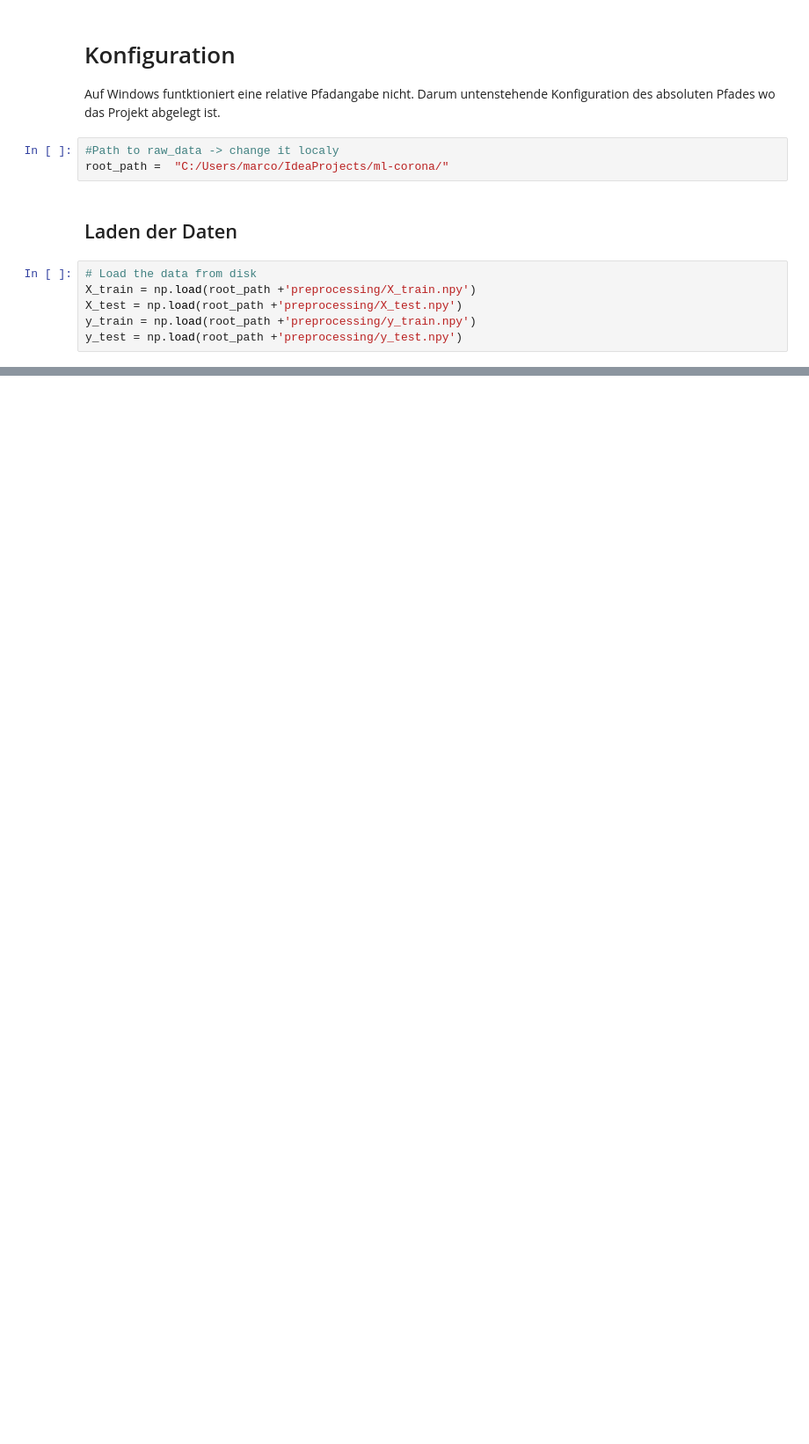
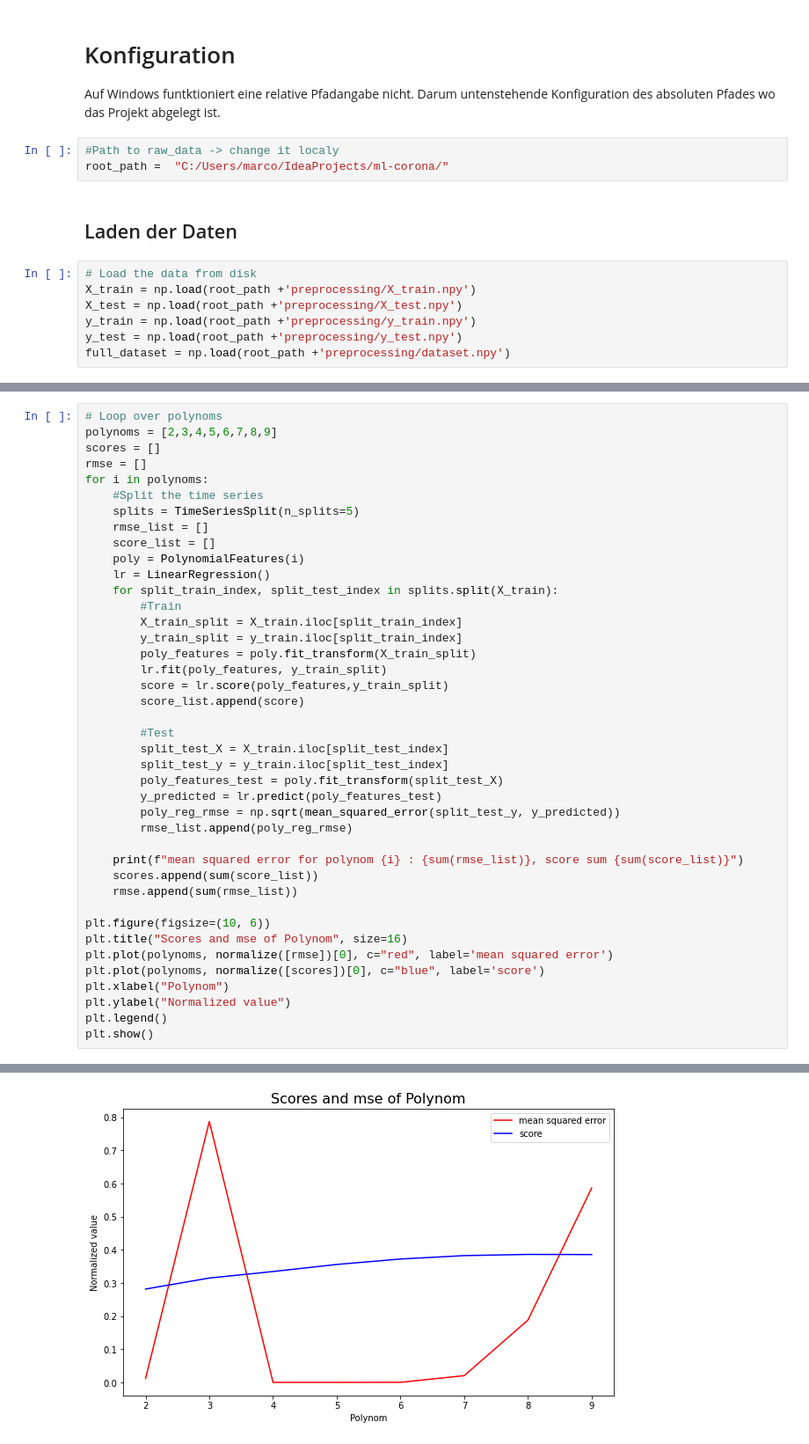
Before and after one commit to maggi71/ml-corona, a Jupyter notebook: models/regression.ipynb, the cells around one changed output, grey strips where cells are left out. Shown: that part at 88% size. Drawn from its saved outputs; the diff is of its cells as text; blank space fills up the shorter version.

Commit message:
lineare regresion mit polynom und timesplit für lernen

```diff
--- a/models/regression.ipynb
+++ b/models/regression.ipynb
@@ -40,3 +42,4 @@ X_train = np.load(root_path +'preprocessing/X_train.npy')
 X_test = np.load(root_path +'preprocessing/X_test.npy')
 y_train = np.load(root_path +'preprocessing/y_train.npy')
 y_test = np.load(root_path +'preprocessing/y_test.npy')
+full_dataset = np.load(root_path +'preprocessing/dataset.npy')
@@ -42,0 +93,42 @@ y_test = np.load(root_path +'preprocessing/y_test.npy')
+# %%
+# Loop over polynoms
+polynoms = [2,3,4,5,6,7,8,9]
+scores = []
+rmse = []
+for i in polynoms:
+    #Split the time series
+    splits = TimeSeriesSplit(n_splits=5)
+    rmse_list = []
+    score_list = []
+    poly = PolynomialFeatures(i)
+    lr = LinearRegression()
+    for split_train_index, split_test_index in splits.split(X_train):
+        #Train
+        X_train_split = X_train.iloc[split_train_index]
+        y_train_split = y_train.iloc[split_train_index]
+        poly_features = poly.fit_transform(X_train_split)
+        lr.fit(poly_features, y_train_split)
+        score = lr.score(poly_features,y_train_split)
+        score_list.append(score)
+
+        #Test
+        split_test_X = X_train.iloc[split_test_index]
+        split_test_y = y_train.iloc[split_test_index]
+        poly_features_test = poly.fit_transform(split_test_X)
+        y_predicted = lr.predict(poly_features_test)
+        poly_reg_rmse = np.sqrt(mean_squared_error(split_test_y, y_predicted))
+        rmse_list.append(poly_reg_rmse)
+
+    print(f"mean squared error for polynom {i} : {sum(rmse_list)}, score sum {sum(score_list)}")
+    scores.append(sum(score_list))
+    rmse.append(sum(rmse_list))
+
+plt.figure(figsize=(10, 6))
+plt.title("Scores and mse of Polynom", size=16)
+plt.plot(polynoms, normalize([rmse])[0], c="red", label='mean squared error')
+plt.plot(polynoms, normalize([scores])[0], c="blue", label='score')
+plt.xlabel("Polynom")
+plt.ylabel("Normalized value")
+plt.legend()
+plt.show()
+# %% [output]
@@ -43 +143,2 @@ y_test = np.load(root_path +'preprocessing/y_test.npy')
+[figure, added]
 # %% [markdown]
```
Also changed, not shown: parts of 16 cells of this notebook, 1 other file.
